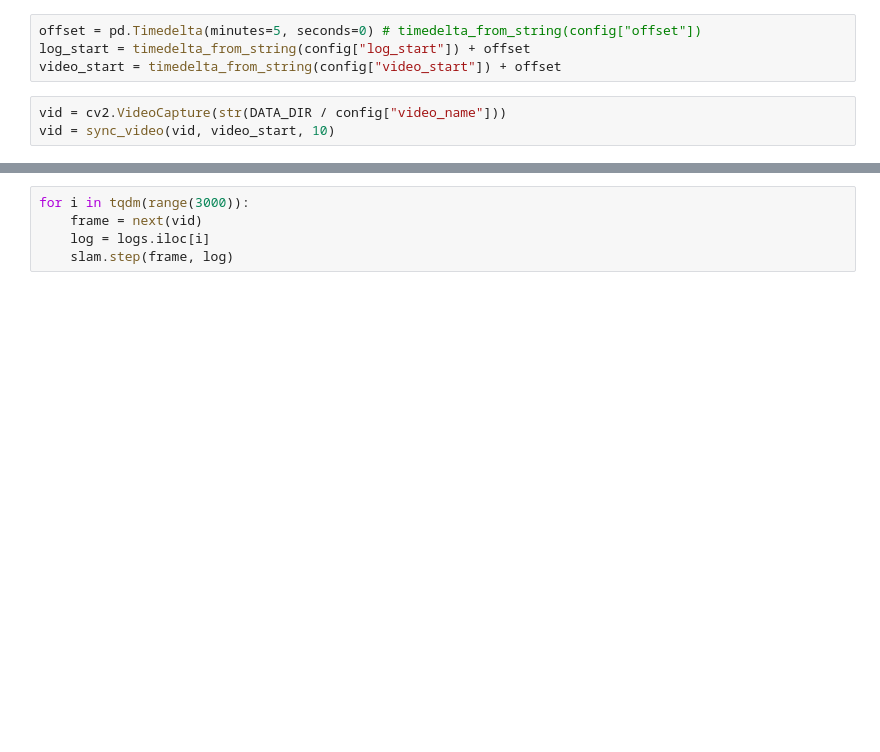
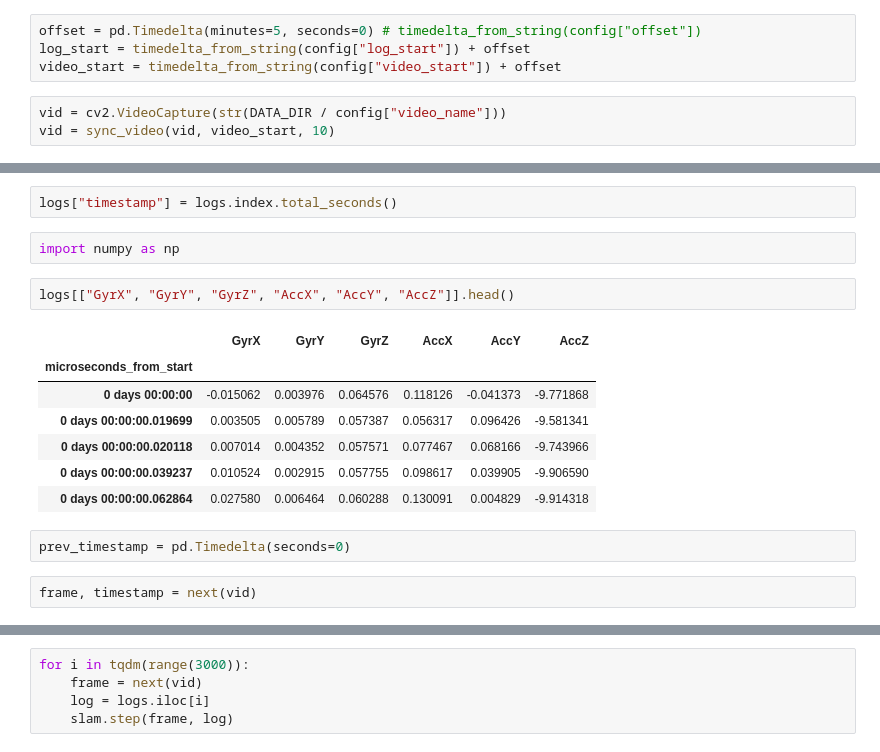
Before and after one commit to bjr12l/ORB_SLAM3-PythonBindings, a Jupyter notebook: examples/k2/main.ipynb, the cells around one changed output, grey strips where cells are left out. Saved outputs shown, nothing was run; the diff lists cells and outputs as text; blank space fills up the shorter version.

```diff
--- a/examples/k2/main.ipynb
+++ b/examples/k2/main.ipynb
@@ -49,0 +66,18 @@ logs = read_synced_logs(str(DATA_DIR / config["csv_log_name"]), 10, log_start)
+# %%
+logs["timestamp"] = logs.index.total_seconds()
+# %%
+import numpy as np
+# %%
+logs[["GyrX", "GyrY", "GyrZ", "AccX", "AccY", "AccZ"]].head()
+# %% [output]
+|  | GyrX | GyrY | GyrZ | AccX | AccY | AccZ |
+| microseconds_from_start |  |  |  |  |  |  |
+| 0 days 00:00:00 | -0.015062 | 0.003976 | 0.064576 | 0.118126 | -0.041373 | -9.771868 |
+| 0 days 00:00:00.019699 | 0.003505 | 0.005789 | 0.057387 | 0.056317 | 0.096426 | -9.581341 |
+| 0 days 00:00:00.020118 | 0.007014 | 0.004352 | 0.057571 | 0.077467 | 0.068166 | -9.743966 |
+| 0 days 00:00:00.039237 | 0.010524 | 0.002915 | 0.057755 | 0.098617 | 0.039905 | -9.906590 |
+| 0 days 00:00:00.062864 | 0.027580 | 0.006464 | 0.060288 | 0.130091 | 0.004829 | -9.914318 |
+# %%
+prev_timestamp = pd.Timedelta(seconds=0)
+# %%
+frame, timestamp = next(vid)
```
Also changed, not shown: parts of 12 cells of this notebook, 6 other files.
